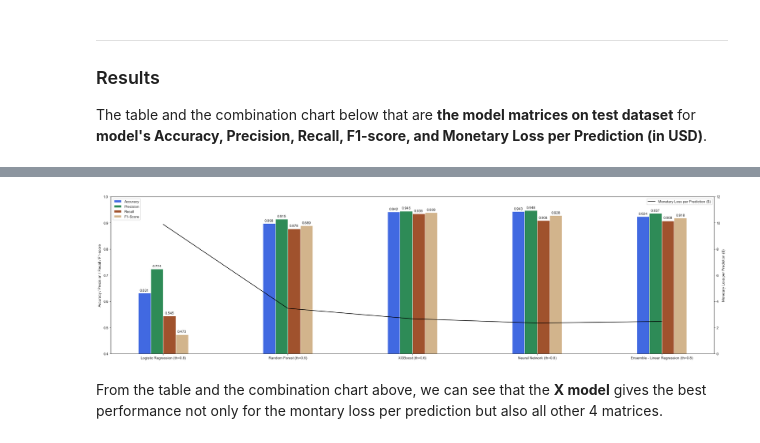
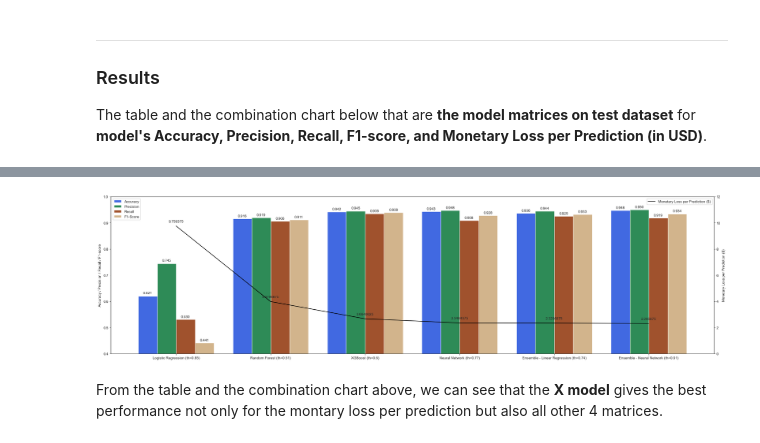
Before and after one commit to JosephLazarus/QTW, a Jupyter notebook: Case Study 7/CaseStudy7_Final.ipynb, the cells around one changed output, grey strips where cells are left out. Cells and saved outputs as stored; diff of their text form; code cells hidden in the pictures.

```diff
--- a/Case Study 7/CaseStudy7_Final.ipynb
+++ b/Case Study 7/CaseStudy7_Final.ipynb
@@ -620,7 +636,7 @@ threshold_plot(y_train, y_model_pred)
 # %%
 y_true, y_pred = y_test, rf_model.predict_proba(X_test_)[:,1]
 
-threshold = 0.6
+threshold = 0.51
 y_pred = [int(p >= threshold) for p in y_pred]
 report = classification_report(y_true, y_pred, output_dict=True)
 
@@ -842,7 +872,7 @@ threshold_plot(y_train, y_model_pred)
 # %%
 y_true, y_pred = y_test, nn.predict(X_test_)
 
-threshold = 0.8
+threshold = 0.77
 y_pred = [int(p >= threshold) for p in y_pred]
 report = classification_report(y_true, y_pred, output_dict=True)
 
@@ -942,7 +982,7 @@ threshold_plot(y_train, y_model_pred)
 # %%
 y_true, y_pred = y_test, linear_r.predict(ensemble_test)
 
-threshold = 0.8
+threshold = 0.74
 y_pred = [int(p >= threshold) for p in y_pred]
 report = classification_report(y_true, y_pred, output_dict=True)
 
@@ -993,12 +1037,14 @@ ValueError: in user code:
 # %%
-y_true, y_pred = y_test, nn.predict(X_test_)
+nn_eval_e = nn_e.evaluate(ensemble_test, y_test, batch_size=10000)
 
-threshold = 0.8
+y_true, y_pred = y_test, nn_e.predict(ensemble_test)
+
+threshold = 0.91
 y_pred = [int(p >= threshold) for p in y_pred]
 report = classification_report(y_true, y_pred, output_dict=True)
 
-model_name = 'Neural Network (th=' + str(threshold) + ')'
+model_name = 'Ensemble - Neural Network (th=' + str(threshold) + ')'
 
-n = [model_name, nn_eval[2], nn_eval[3], nn_eval[4], nn_eval[5], lost_per_obs(y_true, y_pred)]
+n = [model_name, nn_eval_e[2], nn_eval_e[3], nn_eval_e[4], nn_eval_e[5], lost_per_obs(y_true, y_pred)]
 test_matrices.loc[len(test_matrices)] = n
 test_matrices
@@ -1019,35 +1076,41 @@ test_matrices
 # %%
 # Create figure and axis #1
 fig, ax1 = plt.subplots(figsize=(30,8))
 # plot line chart on axis #1
 x = np.arange(len(test_matrices['model']))  # the label locations
-width = 0.1  # the width of the bars
+width = 0.2  # the width of the bars
 
-a1 = ax1.bar(x-width-.05, test_matrices['acc'], width, color='royalblue', label = 'Accuracy')
+a1 = ax1.bar(x-width*1.5, test_matrices['acc'], width, color='royalblue', label = 'Accuracy')
 a2 = ax1.bar(x-width/2, test_matrices['precision'], width, color='seagreen', label='Precision')
 a3 = ax1.bar(x+width/2, test_matrices['recall'], width, color='sienna', label = 'Recall')
-a4 = ax1.bar(x+width+.05, test_matrices['f1'], width, color='tan', label = 'F1-Score')
+a4 = ax1.bar(x+width*1.5, test_matrices['f1'], width, color='tan', label = 'F1-Score')
 ax1.bar_label(a1, padding=3, fmt='%.3f')
 ax1.bar_label(a2, padding=3, fmt='%.3f')
 ax1.bar_label(a3, padding=3, fmt='%.3f')
 ax1.bar_label(a4, padding=3, fmt='%.3f')
 ax1.grid(False) # turn off grid #2
 ax1.set_ylabel('Accuracy / Precision / Recall / F1-score')
 ax1.set_ylim(0.4, 1)
 ax1.legend(loc="upper left")
 # plt.grid(axis='y', color = 'gainsboro')
 # set up the 2nd axis
 ax2 = ax1.twinx()
 # plot bar chart on axis #2
 
 ax2.plot(test_matrices['model'], test_matrices['money_lost_per_obs'], color='black')
+for x, y in zip(test_matrices['model'], test_matrices['money_lost_per_obs']):
+    label = y
+    plt.annotate(label, (x, y),
+                 xycoords="data",
+                 textcoords="offset points",
+                 xytext=(0, 10), ha="center")
 ax2.set_ylabel('Monetary Loss per Prediction ($)')
 ax2.set_ylim(0, 12)
 ax2.legend(['Monetary Loss per Prediction ($)'], loc="upper right")
 
 plt.show()
 # %% [output]
-[figure, old version]
+[figure, new version]
 # %% [markdown]
 From the table and the combination chart above, we can see that the **X model** gives the best performance not only for the montary loss per prediction but also all other 4 matrices.
 # %% [markdown]
```
Also changed, not shown: parts of 27 cells of this notebook.
